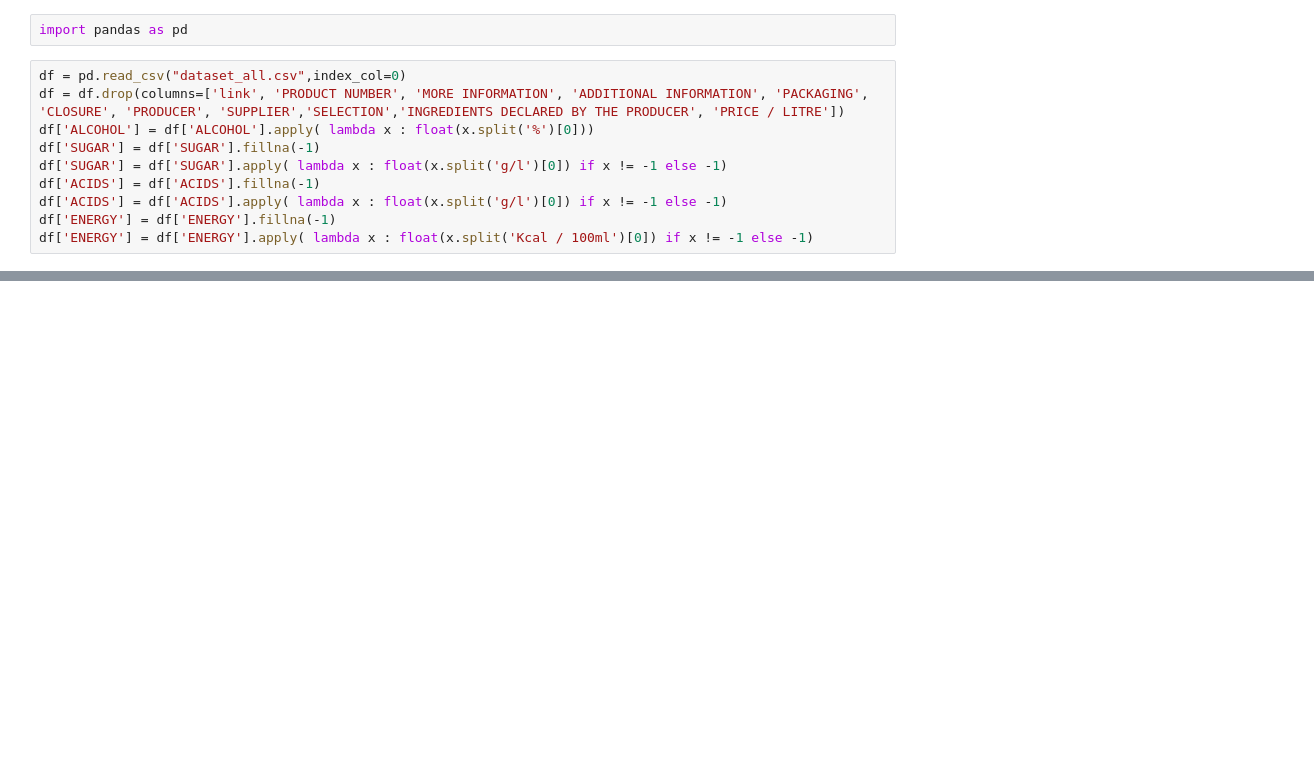
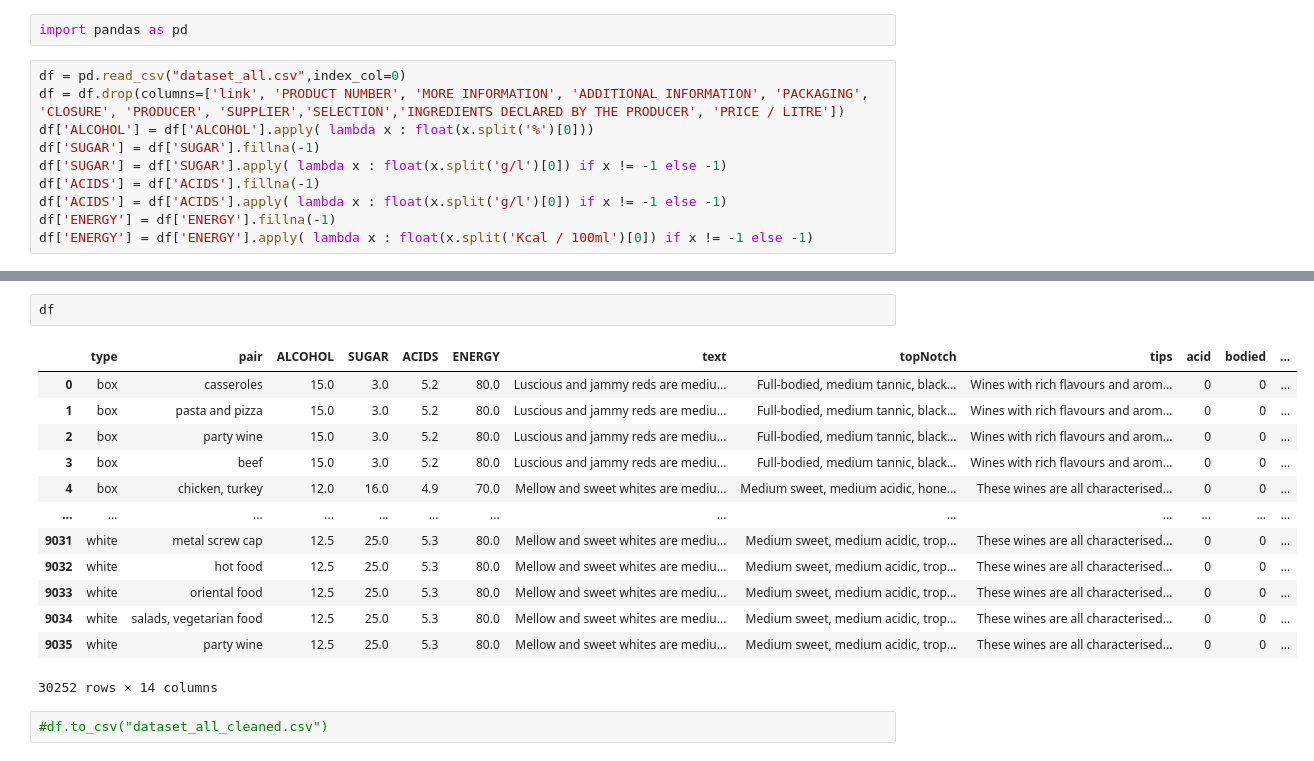
Before and after one commit to williambrach/NN-zadania, a Jupyter notebook: Zadanie3/dataset-creating/dataset_cleaning.ipynb, the cells around one changed output, grey strips where cells are left out. Saved outputs shown, nothing was run; the diff lists cells and outputs as text; blank space fills up the shorter version.

Commit message:
dataset from vine done

```diff
--- a/Zadanie3/dataset-creating/dataset_cleaning.ipynb
+++ b/Zadanie3/dataset-creating/dataset_cleaning.ipynb
@@ -12,0 +60,18 @@ df['ENERGY'] = df['ENERGY'].apply( lambda x : float(x.split('Kcal / 100ml')[0])
+# %%
+df
+# %% [output]
+|  | type | pair | ALCOHOL | SUGAR | ACIDS | ENERGY | text | topNotch | tips | acid | bodied | ... |
+| 0 | box | casseroles | 15.0 | 3.0 | 5.2 | 80.0 | Luscious and jammy reds are mediu... | Full-bodied, medium tannic, black... | Wines with rich flavours and arom... | 0 | 0 | ... |
+| 1 | box | pasta and pizza | 15.0 | 3.0 | 5.2 | 80.0 | Luscious and jammy reds are mediu... | Full-bodied, medium tannic, black... | Wines with rich flavours and arom... | 0 | 0 | ... |
+| 2 | box | party wine | 15.0 | 3.0 | 5.2 | 80.0 | Luscious and jammy reds are mediu... | Full-bodied, medium tannic, black... | Wines with rich flavours and arom... | 0 | 0 | ... |
+| 3 | box | beef | 15.0 | 3.0 | 5.2 | 80.0 | Luscious and jammy reds are mediu... | Full-bodied, medium tannic, black... | Wines with rich flavours and arom... | 0 | 0 | ... |
+| 4 | box | chicken, turkey | 12.0 | 16.0 | 4.9 | 70.0 | Mellow and sweet whites are mediu... | Medium sweet, medium acidic, hone... | These wines are all characterised... | 0 | 0 | ... |
+| ... | ... | ... | ... | ... | ... | ... | ... | ... | ... | ... | ... | ... |
+| 9031 | white | metal screw cap | 12.5 | 25.0 | 5.3 | 80.0 | Mellow and sweet whites are mediu... | Medium sweet, medium acidic, trop... | These wines are all characterised... | 0 | 0 | ... |
+| 9032 | white | hot food | 12.5 | 25.0 | 5.3 | 80.0 | Mellow and sweet whites are mediu... | Medium sweet, medium acidic, trop... | These wines are all characterised... | 0 | 0 | ... |
+| 9033 | white | oriental food | 12.5 | 25.0 | 5.3 | 80.0 | Mellow and sweet whites are mediu... | Medium sweet, medium acidic, trop... | These wines are all characterised... | 0 | 0 | ... |
+| 9034 | white | salads, vegetarian food | 12.5 | 25.0 | 5.3 | 80.0 | Mellow and sweet whites are mediu... | Medium sweet, medium acidic, trop... | These wines are all characterised... | 0 | 0 | ... |
+| 9035 | white | party wine | 12.5 | 25.0 | 5.3 | 80.0 | Mellow and sweet whites are mediu... | Medium sweet, medium acidic, trop... | These wines are all characterised... | 0 | 0 | ... |
+30252 rows × 14 columns
+# %%
+#df.to_csv("dataset_all_cleaned.csv")
```
Also changed, not shown: parts of 11 cells of this notebook, 2 other files.
